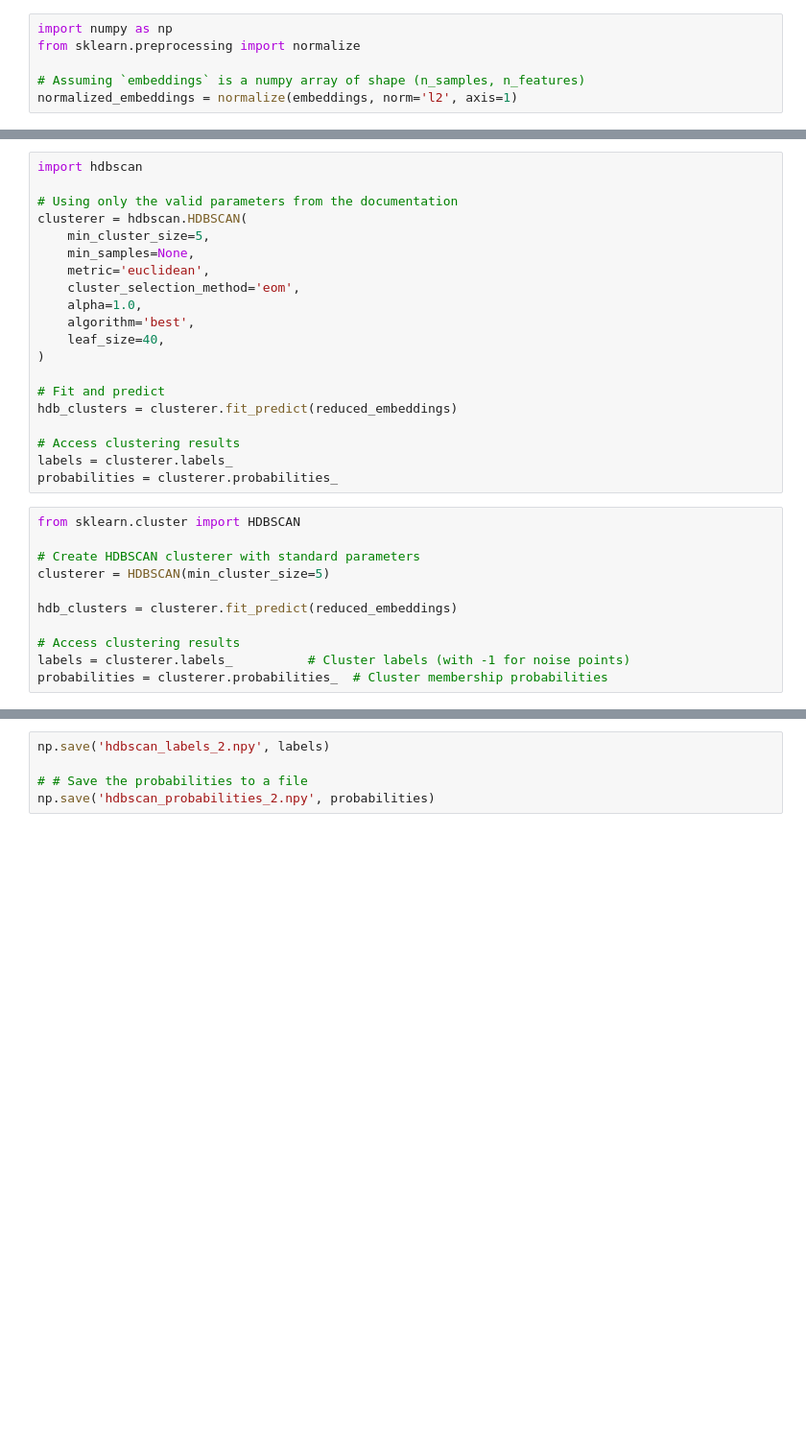
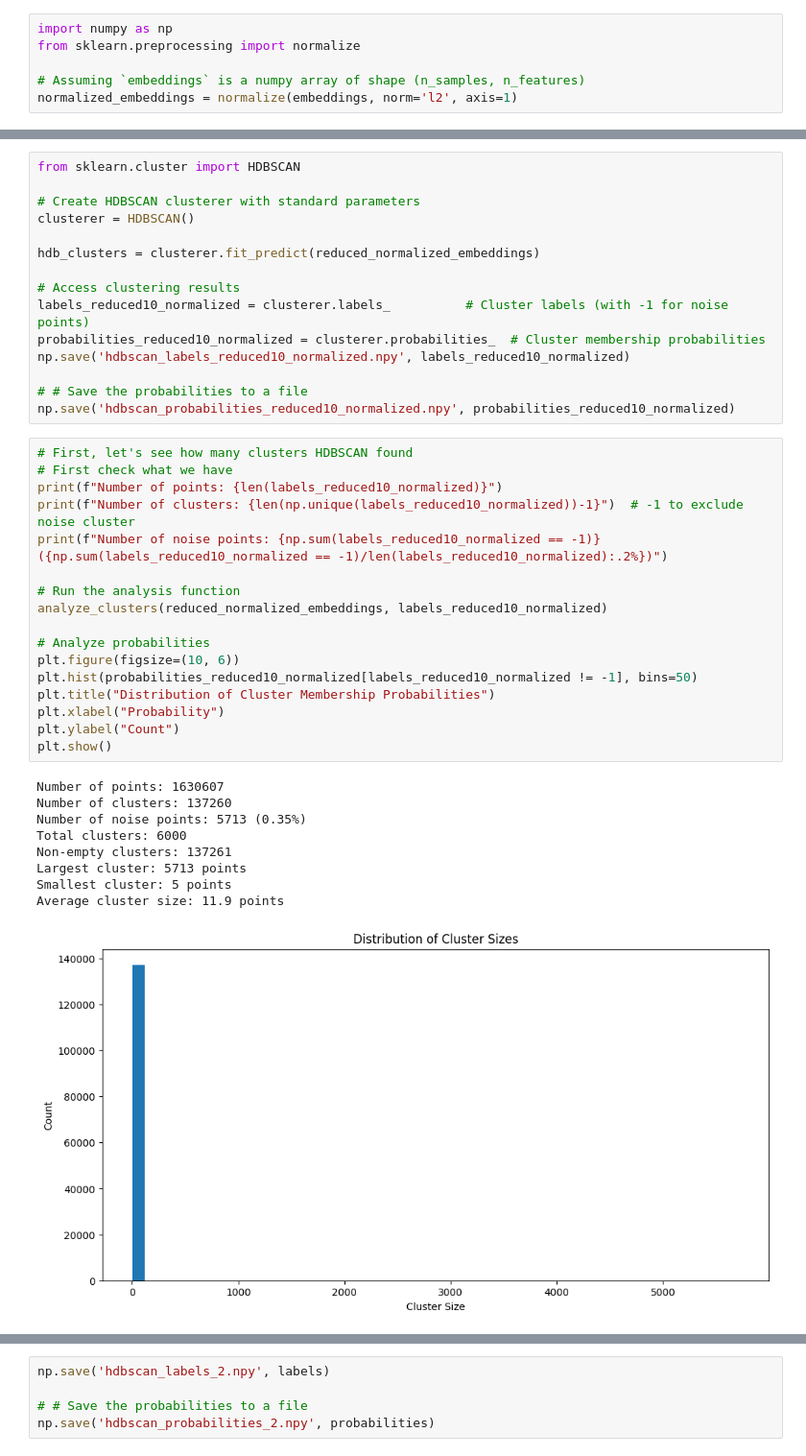
Before and after one commit to Ovanerven/DL2_CodeI-O, a Jupyter notebook: notebook.ipynb, the cells around one changed output, grey strips where cells are left out. Shown at 96% size. Drawn from its saved outputs; the diff is of its cells as text; blank space fills up the shorter version.

```diff
--- a/notebook.ipynb
+++ b/notebook.ipynb
@@ -709,31 +676,42 @@ KeyboardInterrupt:
-# %%
-import hdbscan
-
-# Using only the valid parameters from the documentation
-clusterer = hdbscan.HDBSCAN(
-    min_cluster_size=5,
-    min_samples=None,
-    metric='euclidean',
-    cluster_selection_method='eom',
-    alpha=1.0,
-    algorithm='best',
-    leaf_size=40,
-)
-
-# Fit and predict
-hdb_clusters = clusterer.fit_predict(reduced_embeddings)
-
-# Access clustering results
-labels = clusterer.labels_
-probabilities = clusterer.probabilities_
 # %%
 from sklearn.cluster import HDBSCAN
 
 # Create HDBSCAN clusterer with standard parameters
-clusterer = HDBSCAN(min_cluster_size=5)
+clusterer = HDBSCAN()
 
-hdb_clusters = clusterer.fit_predict(reduced_embeddings)
+hdb_clusters = clusterer.fit_predict(reduced_normalized_embeddings)
 
 # Access clustering results
-labels = clusterer.labels_          # Cluster labels (with -1 for noise points)
-probabilities = clusterer.probabilities_  # Cluster membership probabilities
+labels_reduced10_normalized = clusterer.labels_          # Cluster labels (with -1 for noise points)
+probabilities_reduced10_normalized = clusterer.probabilities_  # Cluster membership probabilities
+np.save('hdbscan_labels_reduced10_normalized.npy', labels_reduced10_normalized)
+
+# # Save the probabilities to a file
+np.save('hdbscan_probabilities_reduced10_normalized.npy', probabilities_reduced10_normalized)
+# %%
+# First, let's see how many clusters HDBSCAN found
+# First check what we have
+print(f"Number of points: {len(labels_reduced10_normalized)}")
+print(f"Number of clusters: {len(np.unique(labels_reduced10_normalized))-1}")  # -1 to exclude noise cluster
+print(f"Number of noise points: {np.sum(labels_reduced10_normalized == -1)} ({np.sum(labels_reduced10_normalized == -1)/len(labels_reduced10_normalized):.2%})")
+
+# Run the analysis function
+analyze_clusters(reduced_normalized_embeddings, labels_reduced10_normalized)
+
+# Analyze probabilities
+plt.figure(figsize=(10, 6))
+plt.hist(probabilities_reduced10_normalized[labels_reduced10_normalized != -1], bins=50)
+plt.title("Distribution of Cluster Membership Probabilities")
+plt.xlabel("Probability")
+plt.ylabel("Count")
+plt.show()
+# %% [output]
+Number of points: 1630607
+Number of clusters: 137260
+Number of noise points: 5713 (0.35%)
+Total clusters: 6000
+Non-empty clusters: 137261
+Largest cluster: 5713 points
+Smallest cluster: 5 points
+Average cluster size: 11.9 points
+[figure, added]
```
Also changed, not shown: parts of 37 cells of this notebook, 18 other files.
